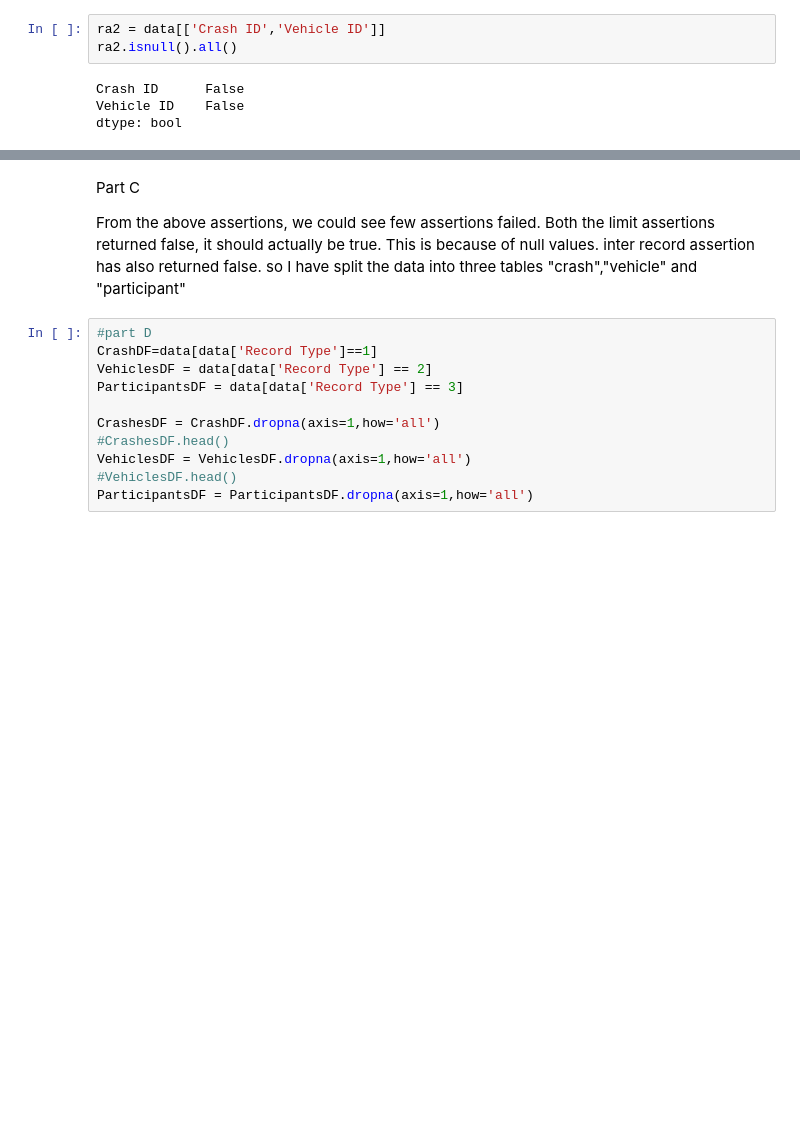
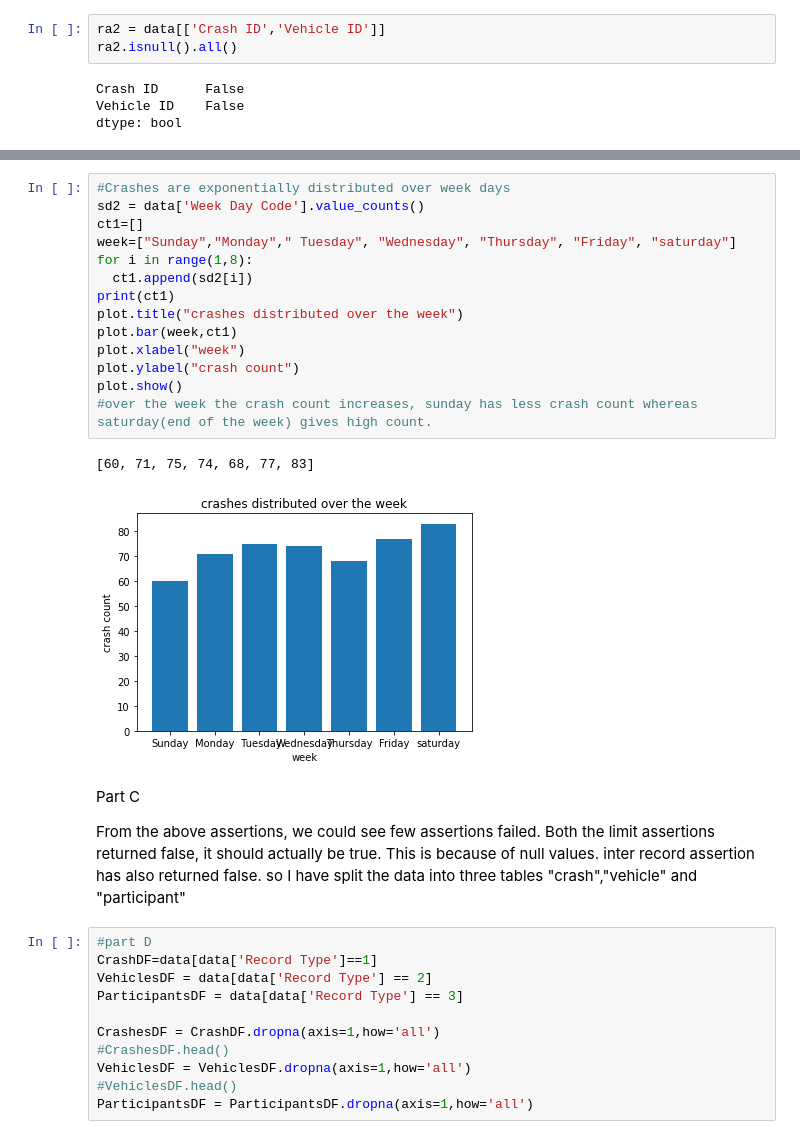
Before and after one commit to Harievashini/Data-Engineering, a Jupyter notebook: Week 4- Data Validation/DataValidation.ipynb, the cells around one changed output, grey strips where cells are left out. Saved outputs shown, nothing was run; the diff lists cells and outputs as text; blank space fills up the shorter version.

```diff
--- a/Week 4- Data Validation/DataValidation.ipynb
+++ b/Week 4- Data Validation/DataValidation.ipynb
@@ -146,3 +147,20 @@ Name: Crash Hour, dtype: float64
+# %%
+#Crashes are exponentially distributed over week days
+sd2 = data['Week Day Code'].value_counts()
+ct1=[]
+week=["Sunday","Monday"," Tuesday", "Wednesday", "Thursday", "Friday", "saturday"]
+for i in range(1,8):
+  ct1.append(sd2[i])
+print(ct1)
+plot.title("crashes distributed over the week")
+plot.bar(week,ct1)
+plot.xlabel("week")
+plot.ylabel("crash count")
+plot.show()
+#over the week the crash count increases, sunday has less crash count whereas saturday(end of the week) gives high count.
+# %% [output]
+[60, 71, 75, 74, 68, 77, 83]
+[figure, added]
 # %% [markdown]
 Part C
 
```
Also changed, not shown: parts of 13 cells of this notebook.
